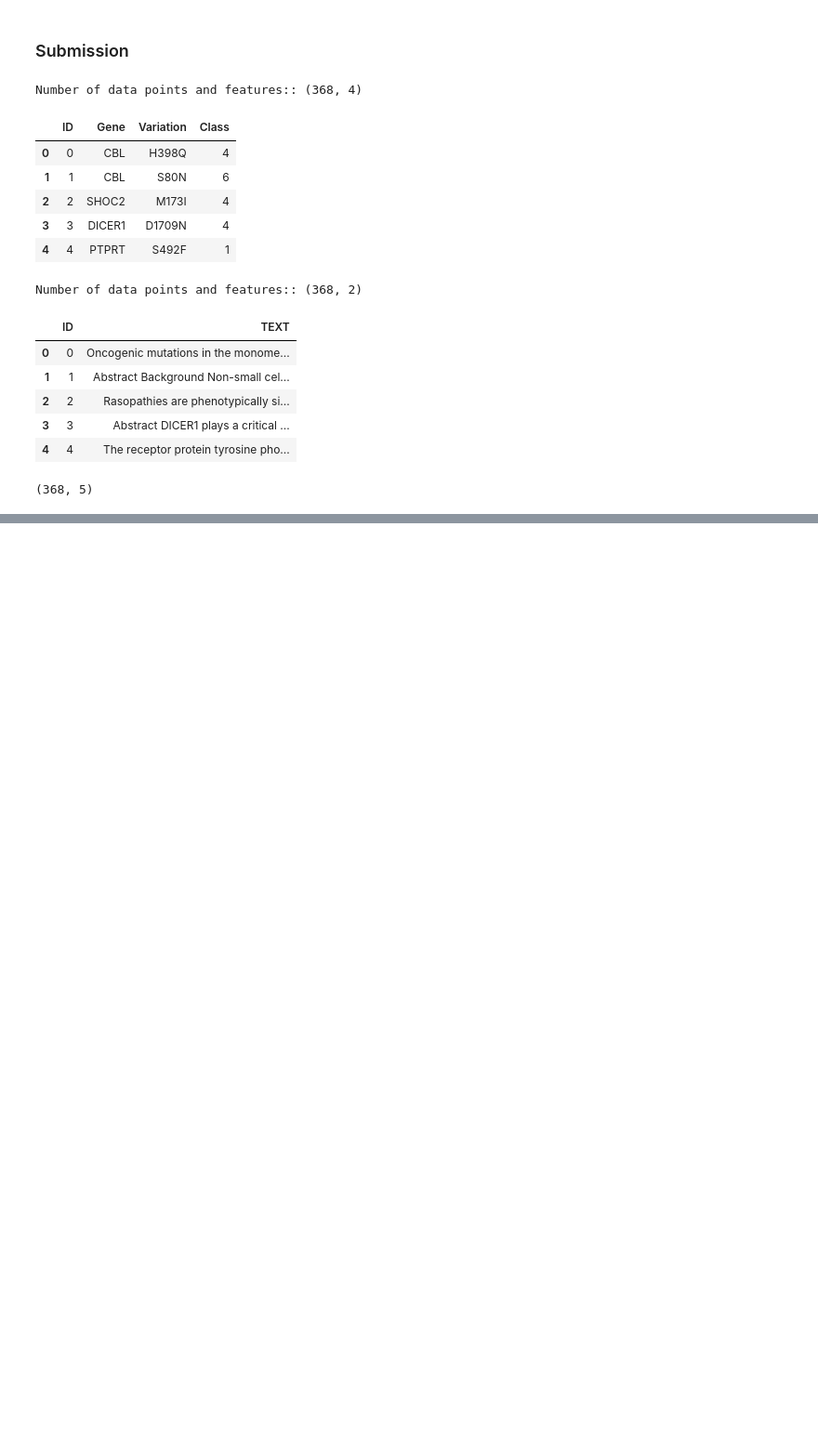
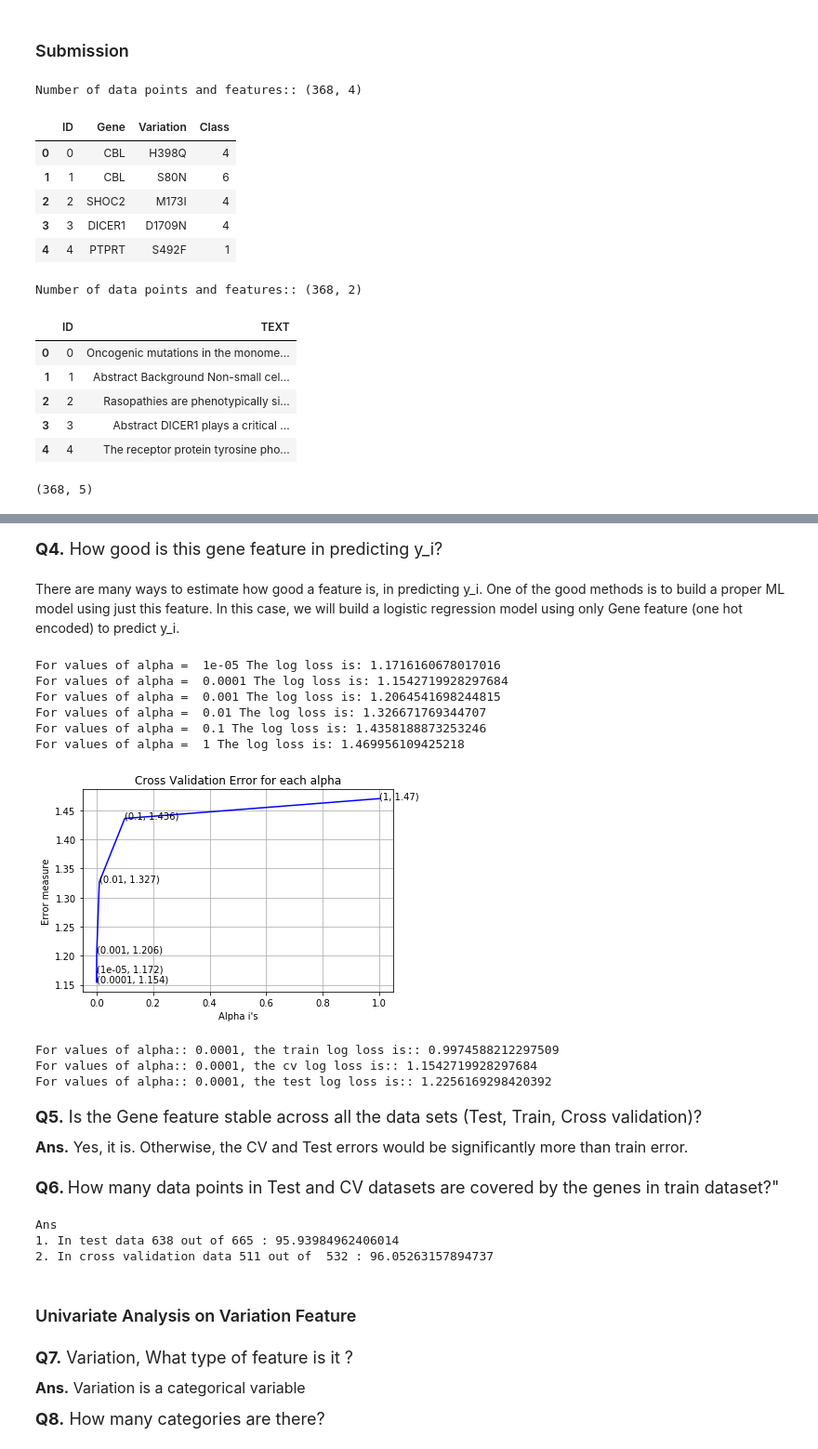
Before and after one commit to Lalit-Yadav-E1483/Quora_Question_pair, a Jupyter notebook: cancer_diagnosis/personalized_cancer_diagnosis.ipynb, the cells around one changed output, grey strips where cells are left out. Shown at 93% size. Drawn from its saved outputs; the diff is of its cells as text; code cells hidden in the pictures; blank space fills up the shorter version.

```diff
--- a/cancer_diagnosis/personalized_cancer_diagnosis.ipynb
+++ b/cancer_diagnosis/personalized_cancer_diagnosis.ipynb
@@ -445,0 +537,6 @@ Index(['ID', 'Gene', 'Variation', 'Class'], dtype='object')
+# %%
+# one-hot encoding of Gene feature
+gene_vectorizer = CountVectorizer()
+train_gene_feature_onehotCoding = gene_vectorizer.fit_transform(train_df['Gene'])
+test_gene_feature_onehotCoding = gene_vectorizer.transform(test_df['Gene'])
+cv_gene_feature_onehotCoding = gene_vectorizer.transform(cv_df['Gene'])
@@ -445,0 +576,73 @@ Index(['ID', 'Gene', 'Variation', 'Class'], dtype='object')
+# %% [markdown]
+<p style="font-size:18px;"> <b>Q4.</b> How good is this gene feature  in predicting y_i?</p>
+# %% [markdown]
+There are many ways to estimate how good a feature is, in predicting y_i. One of the good methods is to build a proper ML model using just this feature. In this case, we will build a logistic regression model using only Gene feature (one hot encoded) to predict y_i.
+# %%
+alpha = [10 ** x for x in range(-5, 1)]
+
+cv_log_error = []
+
+for i in alpha:
+    clf = SGDClassifier(alpha=i, penalty="l2", loss="log", random_state=42)
+    clf.fit(train_gene_feature_onehotCoding, y_train)
+    calib_clf = CalibratedClassifierCV(clf, method='sigmoid')
+    calib_clf.fit(train_gene_feature_onehotCoding, y_train)
+    predicted_y = calib_clf.predict_proba(cv_gene_feature_onehotCoding)
+    cv_log_error.append(log_loss(y_cv, predicted_y, labels=clf.classes_, eps=1e-15))
+    print('For values of alpha = ', i, "The log loss is:",log_loss(y_cv, predicted_y, labels=clf.classes_, eps=1e-15))
+
+fig, ax = plt.subplots()
+ax.plot(alpha, cv_log_error, c='b')
+for i, txt in enumerate(np.round(cv_log_error, 3)):
+    ax.annotate((alpha[i], np.round(txt, 3)), (alpha[i], cv_log_error[i]))
+plt.grid()
+plt.title("Cross Validation Error for each alpha")
+plt.xlabel("Alpha i's")
+plt.ylabel("Error measure")
+plt.show()
+
+
+best_alpha = np.argmin(cv_log_error)
+clf = SGDClassifier(alpha=alpha[best_alpha], penalty="l2", loss="log", random_state=42)
+clf.fit(train_gene_feature_onehotCoding, y_train)
+calib_clf = CalibratedClassifierCV(clf, method='sigmoid')
+calib_clf.fit(train_gene_feature_onehotCoding, y_train)
+
+predicted_y = calib_clf.predict_proba(train_gene_feature_onehotCoding)
+print(f"For values of alpha:: {alpha[best_alpha]}, the train log loss is:: {log_loss(y_train, predicted_y, labels=clf.classes_, eps=1e-15)}")
+predicted_y = calib_clf.predict_proba(cv_gene_feature_onehotCoding)
+print(f"For values of alpha:: {alpha[best_alpha]}, the cv log loss is:: {log_loss(y_cv, predicted_y, labels=clf.classes_, eps=1e-15)}")
+predicted_y = calib_clf.predict_proba(test_gene_feature_onehotCoding)
+print(f"For values of alpha:: {alpha[best_alpha]}, the test log loss is:: {log_loss(y_test, predicted_y, labels=clf.classes_, eps=1e-15)}")
+# %% [output]
+For values of alpha =  1e-05 The log loss is: 1.1716160678017016
+For values of alpha =  0.0001 The log loss is: 1.1542719928297684
+For values of alpha =  0.001 The log loss is: 1.2064541698244815
+For values of alpha =  0.01 The log loss is: 1.326671769344707
+For values of alpha =  0.1 The log loss is: 1.4358188873253246
+For values of alpha =  1 The log loss is: 1.469956109425218
+[figure, added]
+For values of alpha:: 0.0001, the train log loss is:: 0.9974588212297509
+For values of alpha:: 0.0001, the cv log loss is:: 1.1542719928297684
+For values of alpha:: 0.0001, the test log loss is:: 1.2256169298420392
+# %% [markdown]
+<p style="font-size:18px;"> <b>Q5.</b> Is the Gene feature stable across all the data sets (Test, Train, Cross validation)?</p>
+<p style="font-size:16px;"> <b>Ans.</b> Yes, it is. Otherwise, the CV and Test errors would be significantly more than train error. </p>
+# %% [markdown]
+<p style="font-size:18px;"> <b> Q6. </b> How many data points in Test and CV datasets are covered by the genes in train dataset?" </p>
+# %%
+test_coverage=test_df[test_df['Gene'].isin(list(set(train_df['Gene'])))].shape[0]
+cv_coverage=cv_df[cv_df['Gene'].isin(list(set(train_df['Gene'])))].shape[0]
+
+print('Ans\n1. In test data',test_coverage, 'out of',test_df.shape[0], ":",(test_coverage/test_df.shape[0])*100)
+print('2. In cross validation data',cv_coverage, 'out of ',cv_df.shape[0],":" ,(cv_coverage/cv_df.shape[0])*100)
+# %% [output]
+Ans
+1. In test data 638 out of 665 : 95.93984962406014
+2. In cross validation data 511 out of  532 : 96.05263157894737
+# %% [markdown]
+<h3> Univariate Analysis on Variation Feature</h3>
+# %% [markdown]
+<p style="font-size:18px;"> <b>Q7.</b> Variation, What type of feature is it ?</p>
+<p style="font-size:16px;"><b>Ans.</b> Variation is a categorical variable </p>
+<p style="font-size:18px;"> <b>Q8.</b> How many categories are there?</p>
```
Also changed, not shown: parts of 45 cells of this notebook.
